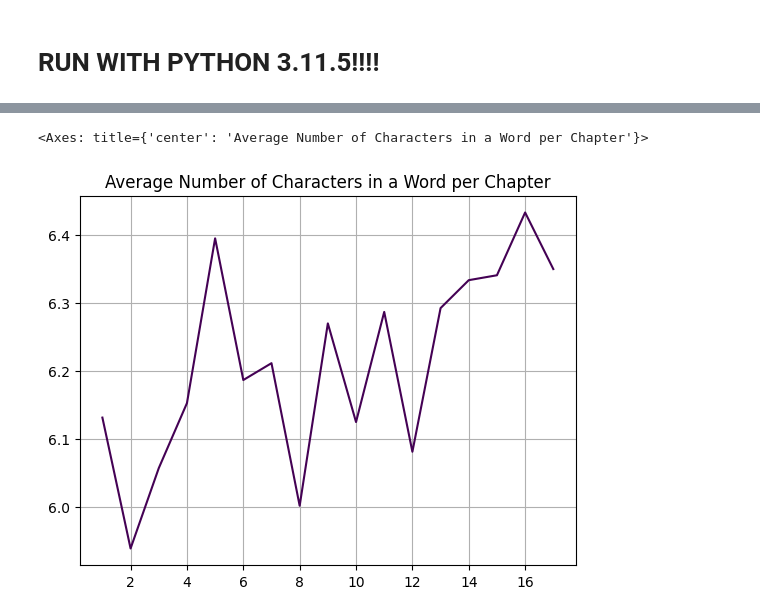
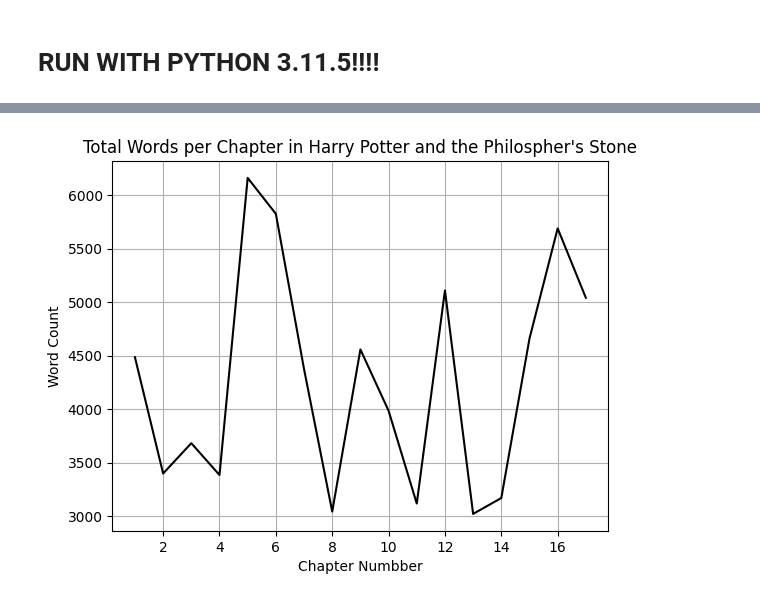
Before and after one commit to Ukepox/nlp-introduction, a Jupyter notebook: introduction_nlp.ipynb, the cells around one changed output, grey strips where cells are left out. Drawn from its saved outputs; the diff is of its cells as text; code cells hidden in the pictures.

```diff
--- a/introduction_nlp.ipynb
+++ b/introduction_nlp.ipynb
@@ -43,12 +49,10 @@ dfCounts.plot('Name', 'count',
 # %%
+#Splitting the document into chapters and getting metadata from the chapters
 chapters = re.split('CAPÍTULO', harry_potter)[1:]
 chapter_metadata = pd.DataFrame()
 chapter_metadata['Character Length'] = pd.DataFrame([len(chapter) for chapter in chapters])
 chapter_metadata.index+=1
-chapter_metadata.plot(
-    y = 'Character Length',
-    title = 'Number of characters per chapter',
-    legend = False,
-    colormap = 'viridis',
-    grid = True
-)
+#Tokenizing each chapter
+chapter_tokens = [word_tokenize(chapter) for chapter in chapters]
+chapter_tokens = [[word.lower() for word in token if word.isalpha()] for token in chapter_tokens]
+chapter_metadata['Number of Words'] = [len(token) for token in chapter_tokens]
@@ -80,11 +59,12 @@ True
-# %%
-chapter_metadata['Avg Number of Chars per Word'] = [x/y for x,y in zip(chapter_metadata['Character Length'], chapter_metadata['Number of Words'])]
-chapter_metadata['Avg Number of Chars per Word'].plot(
-    title = 'Average Number of Characters in a Word per Chapter',
-    grid = True,
-    colormap = 'viridis'
-)
-# %% [output]
-<Axes: title={'center': 'Average Number of Characters in a Word per Chapter'}>
-[figure, removed]
+# %%
+#Creating a word count plot
+plt.plot(chapter_metadata['Number of Words'], color = 'black')
+plt.ylabel('Word Count')
+plt.xlabel('Chapter Numbber')
+plt.title("Total Words per Chapter in Harry Potter and the Philospher's Stone")
+plt.grid()
+plt.savefig('word-count.png',dpi=300, bbox_inches='tight')
+plt.show()
+# %% [output]
+[figure, added]
 # %%
```
Also changed, not shown: parts of 11 cells of this notebook, 1 other file.
